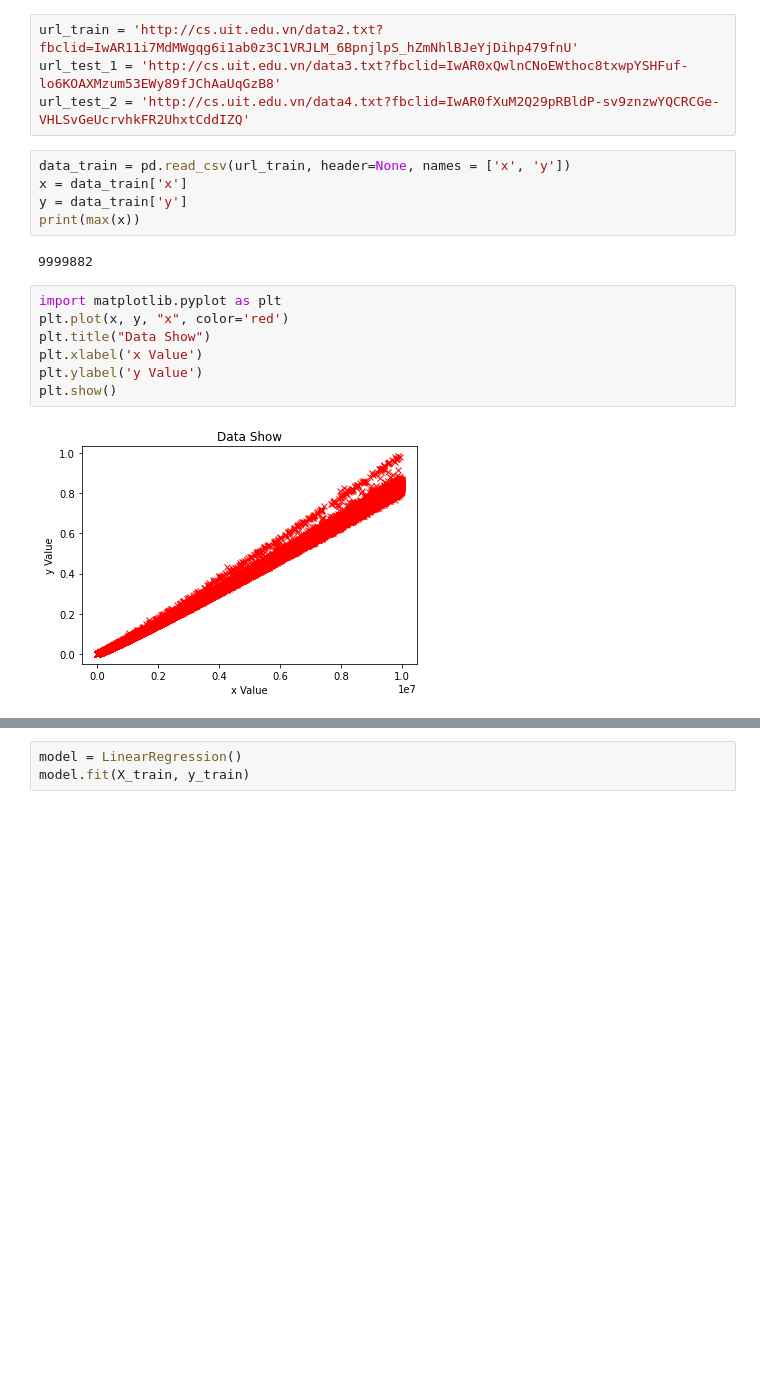
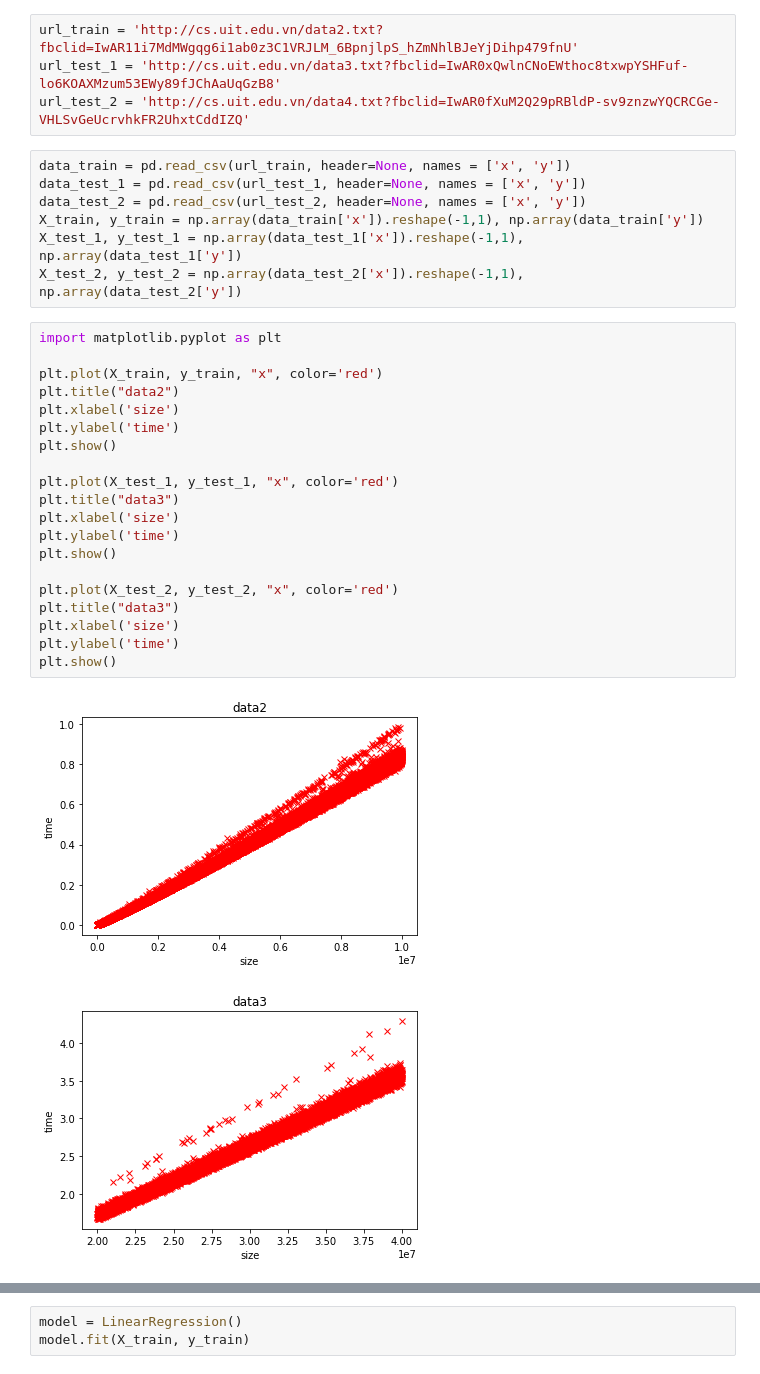
Before and after one commit to phutaekwondo/CS114.L21, a Jupyter notebook: BT_colab_so_2.ipynb, the cells around one changed output, grey strips where cells are left out. Saved outputs shown, nothing was run; the diff lists cells and outputs as text; blank space fills up the shorter version.

```diff
--- a/BT_colab_so_2.ipynb
+++ b/BT_colab_so_2.ipynb
@@ -6,19 +7,33 @@ import pandas as pd
 url_train = 'http://cs.uit.edu.vn/data2.txt?fbclid=IwAR11i7MdMWgqg6i1ab0z3C1VRJLM_6BpnjlpS_hZmNhlBJeYjDihp479fnU'
 url_test_1 = 'http://cs.uit.edu.vn/data3.txt?fbclid=IwAR0xQwlnCNoEWthoc8txwpYSHFuf-lo6KOAXMzum53EWy89fJChAaUqGzB8'
 url_test_2 = 'http://cs.uit.edu.vn/data4.txt?fbclid=IwAR0fXuM2Q29pRBldP-sv9znzwYQCRCGe-VHLSvGeUcrvhkFR2UhxtCddIZQ'
-# %%
-data_train = pd.read_csv(url_train, header=None, names = ['x', 'y'])
-x = data_train['x']
-y = data_train['y']
-print(max(x))
-# %% [output]
-9999882
-# %%
-import matplotlib.pyplot as plt
-plt.plot(x, y, "x", color='red')
-plt.title("Data Show")
-plt.xlabel('x Value')
-plt.ylabel('y Value')
-plt.show()
-# %% [output]
-[figure, removed]
+# %%
+data_train = pd.read_csv(url_train, header=None, names = ['x', 'y'])
+data_test_1 = pd.read_csv(url_test_1, header=None, names = ['x', 'y'])
+data_test_2 = pd.read_csv(url_test_2, header=None, names = ['x', 'y'])
+X_train, y_train = np.array(data_train['x']).reshape(-1,1), np.array(data_train['y'])
+X_test_1, y_test_1 = np.array(data_test_1['x']).reshape(-1,1), np.array(data_test_1['y'])
+X_test_2, y_test_2 = np.array(data_test_2['x']).reshape(-1,1), np.array(data_test_2['y'])
+# %%
+import matplotlib.pyplot as plt
+
+plt.plot(X_train, y_train, "x", color='red')
+plt.title("data2")
+plt.xlabel('size')
+plt.ylabel('time')
+plt.show()
+
+plt.plot(X_test_1, y_test_1, "x", color='red')
+plt.title("data3")
+plt.xlabel('size')
+plt.ylabel('time')
+plt.show()
+
+plt.plot(X_test_2, y_test_2, "x", color='red')
+plt.title("data3")
+plt.xlabel('size')
+plt.ylabel('time')
+plt.show()
+# %% [output]
+[figure, added]
+[figure, added]
```
Also changed, not shown: parts of 12 cells of this notebook.
